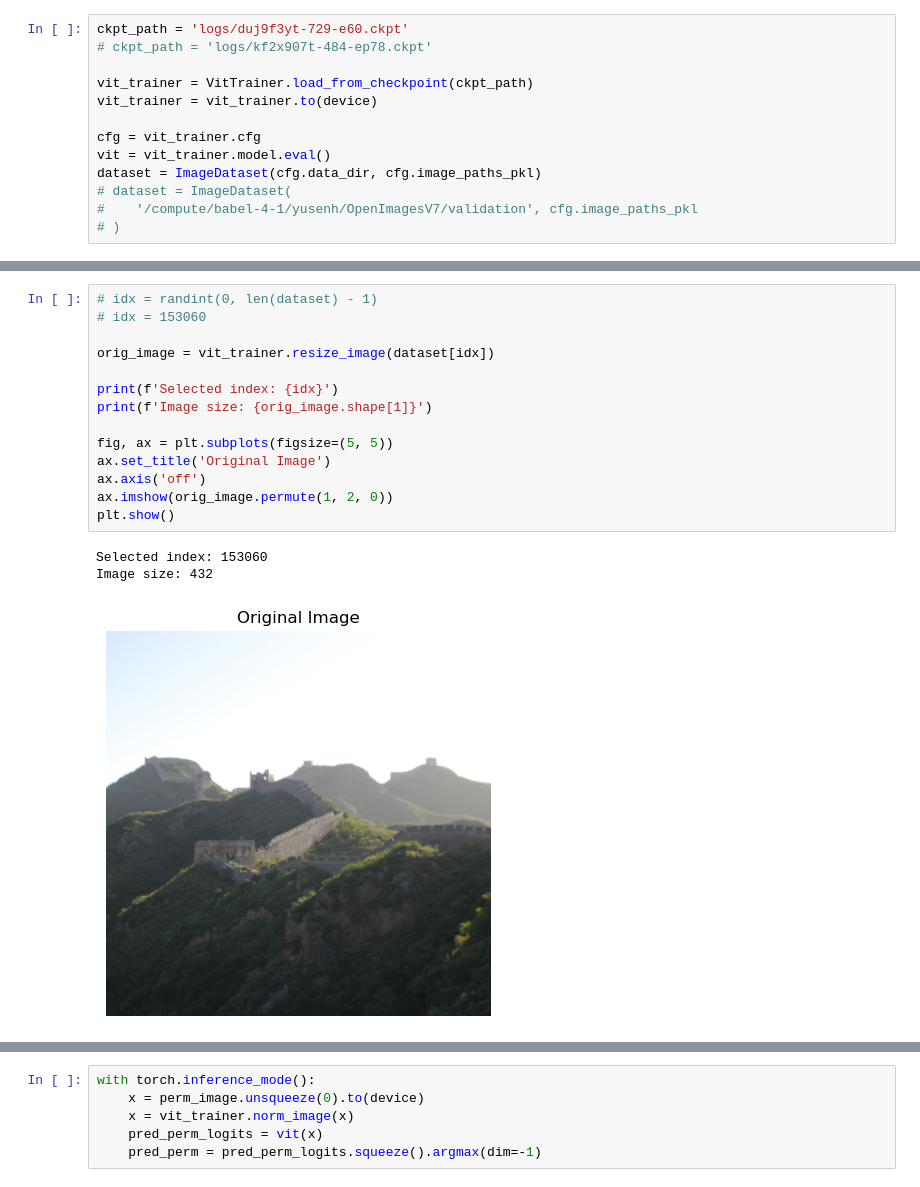
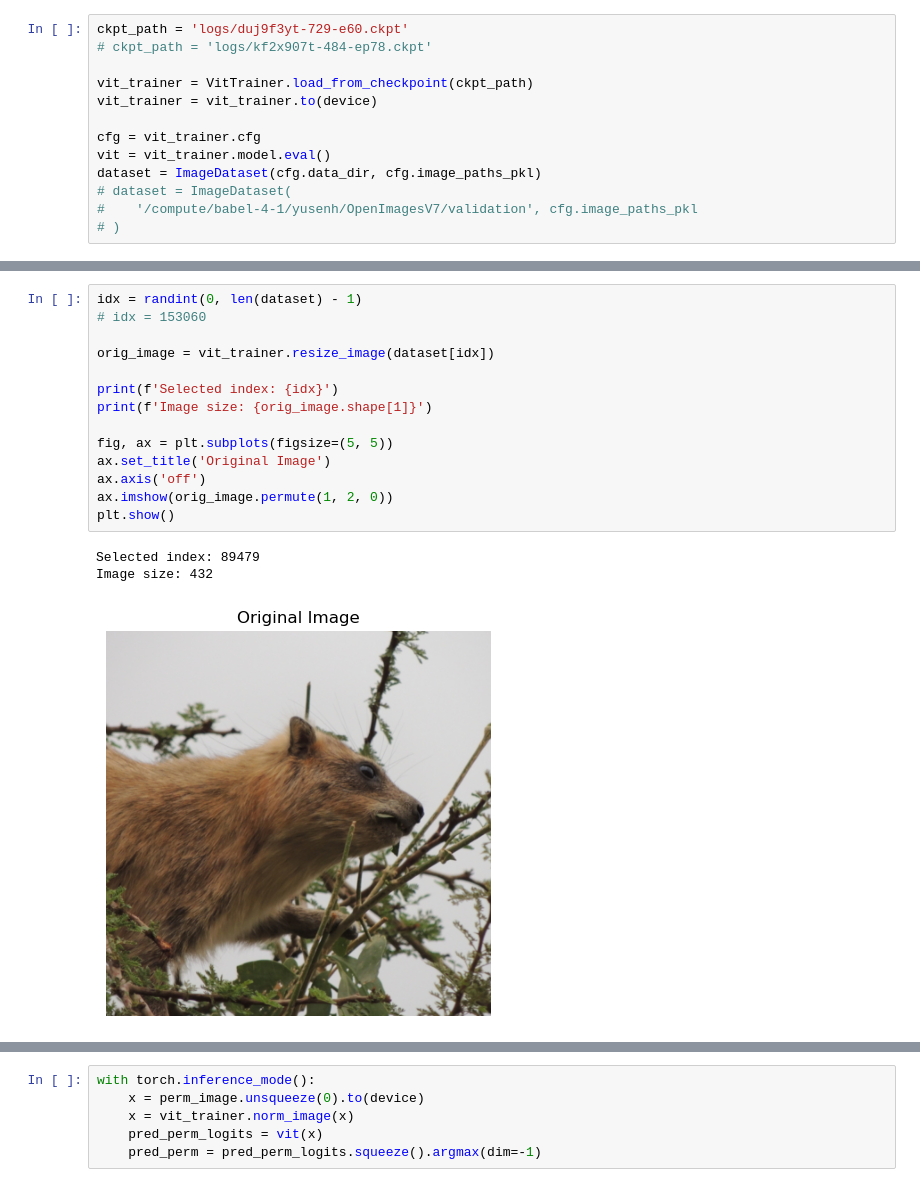
Before and after one commit to Unturned3/vlr-project, a Jupyter notebook: demo.ipynb, the cells around one changed output, grey strips where cells are left out. Drawn from its saved outputs; the diff is of its cells as text.

Commit message:
Add plots

```diff
--- a/demo.ipynb
+++ b/demo.ipynb
@@ -64,23 +66,23 @@ idx = 153060  # large white sky
 # idx = 26088 # hard parachute blue sky
 # idx = 31971 # bad failure (almost no stuff in the image)
 # %%
-# idx = randint(0, len(dataset) - 1)
+idx = randint(0, len(dataset) - 1)
 # idx = 153060
 
 orig_image = vit_trainer.resize_image(dataset[idx])
 
 print(f'Selected index: {idx}')
 print(f'Image size: {orig_image.shape[1]}')
 
 fig, ax = plt.subplots(figsize=(5, 5))
 ax.set_title('Original Image')
 ax.axis('off')
 ax.imshow(orig_image.permute(1, 2, 0))
 plt.show()
 # %% [output]
-Selected index: 153060
+Selected index: 89479
 Image size: 432
-[figure, old version]
+[figure, new version]
 # %%
 perm_image, perm = permute_image(orig_image.clone(), patch_size=cfg.patch_size)
 plt.show()
```
Also changed, not shown: parts of 5 cells of this notebook, 6 other files.
